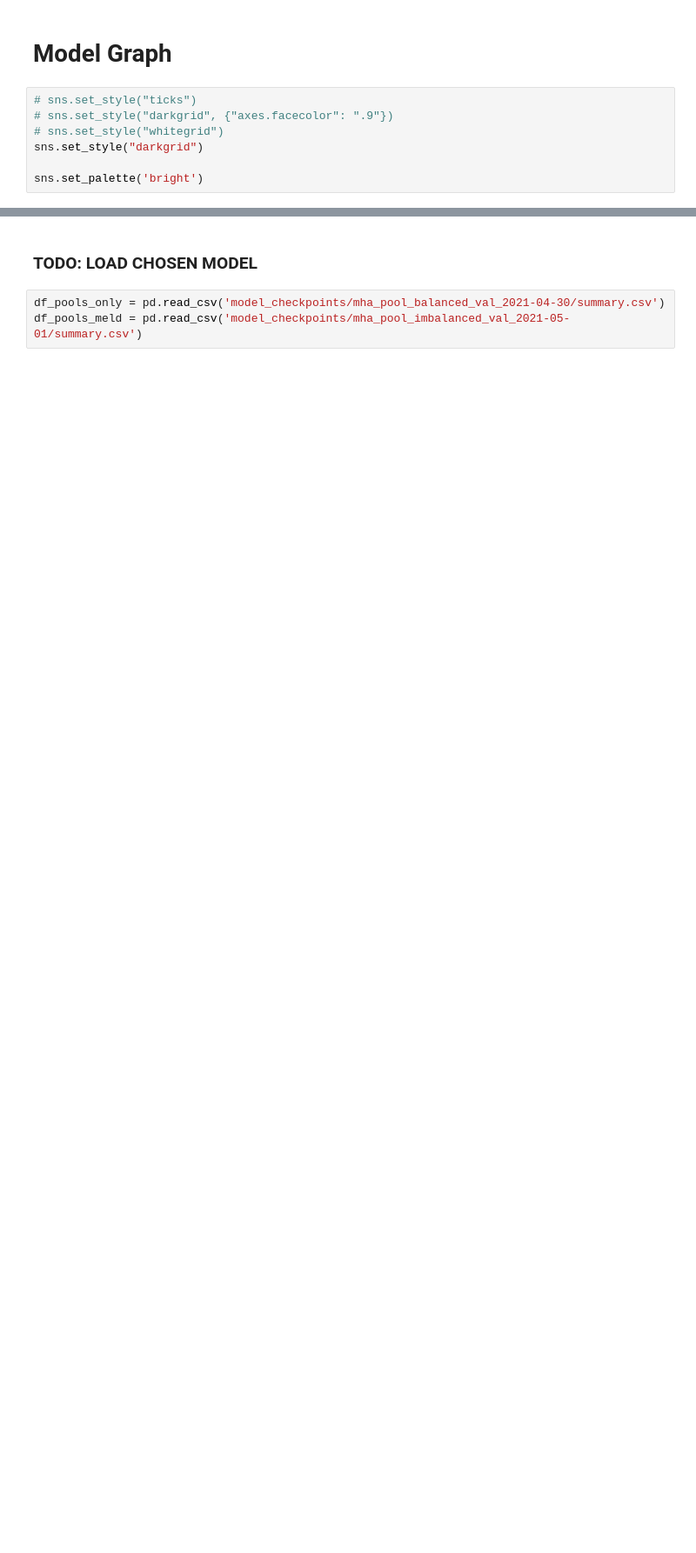
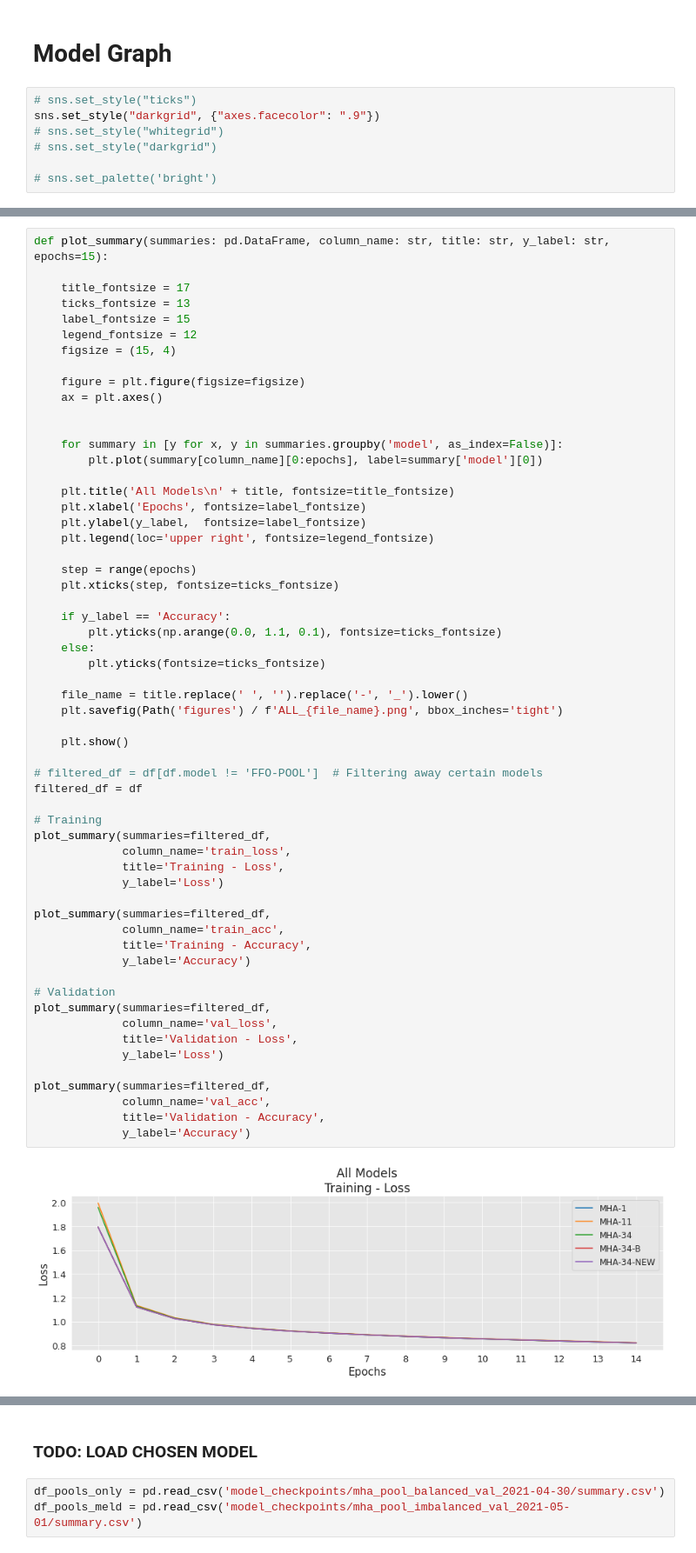
Before and after one commit to TrongTheAlpaca/mahjong_project, a Jupyter notebook: figure_creator.ipynb, the cells around one changed output, grey strips where cells are left out. Shown at 87% size. Saved outputs shown, nothing was run; the diff lists cells and outputs as text; blank space fills up the shorter version.

```diff
--- a/figure_creator.ipynb
+++ b/figure_creator.ipynb
@@ -137,8 +166,8 @@ print(lstr)
 # Model Graph
 # %%
 # sns.set_style("ticks")
-# sns.set_style("darkgrid", {"axes.facecolor": ".9"})
+sns.set_style("darkgrid", {"axes.facecolor": ".9"})
 # sns.set_style("whitegrid")
-sns.set_style("darkgrid")
+# sns.set_style("darkgrid")
 
-sns.set_palette('bright')
+# sns.set_palette('bright')
@@ -182,0 +229,60 @@ plt.show()
+# %%
+def plot_summary(summaries: pd.DataFrame, column_name: str, title: str, y_label: str, epochs=15):
+
+    title_fontsize = 17
+    ticks_fontsize = 13
+    label_fontsize = 15
+    legend_fontsize = 12
+    figsize = (15, 4)
+
+    figure = plt.figure(figsize=figsize)
+    ax = plt.axes()
+
+
+    for summary in [y for x, y in summaries.groupby('model', as_index=False)]:
+        plt.plot(summary[column_name][0:epochs], label=summary['model'][0])
+
+    plt.title('All Models\n' + title, fontsize=title_fontsize)
+    plt.xlabel('Epochs', fontsize=label_fontsize)
+    plt.ylabel(y_label,  fontsize=label_fontsize)
+    plt.legend(loc='upper right', fontsize=legend_fontsize)
+
+    step = range(epochs)
+    plt.xticks(step, fontsize=ticks_fontsize)
+
+    if y_label == 'Accuracy':
+        plt.yticks(np.arange(0.0, 1.1, 0.1), fontsize=ticks_fontsize)
+    else:
+        plt.yticks(fontsize=ticks_fontsize)
+
+    file_name = title.replace(' ', '').replace('-', '_').lower()
+    plt.savefig(Path('figures') / f'ALL_{file_name}.png', bbox_inches='tight')
+
+    plt.show()
+
+# filtered_df = df[df.model != 'FFO-POOL']  # Filtering away certain models
+filtered_df = df
+
+# Training
+plot_summary(summaries=filtered_df,
+             column_name='train_loss',
+             title='Training - Loss',
+             y_label='Loss')
+
+plot_summary(summaries=filtered_df,
+             column_name='train_acc',
+             title='Training - Accuracy',
+             y_label='Accuracy')
+
+# Validation
+plot_summary(summaries=filtered_df,
+             column_name='val_loss',
+             title='Validation - Loss',
+             y_label='Loss')
+
+plot_summary(summaries=filtered_df,
+             column_name='val_acc',
+             title='Validation - Accuracy',
+             y_label='Accuracy')
+# %% [output]
+[figure, added]
```
Also changed, not shown: parts of 30 cells of this notebook, 5 other files.
